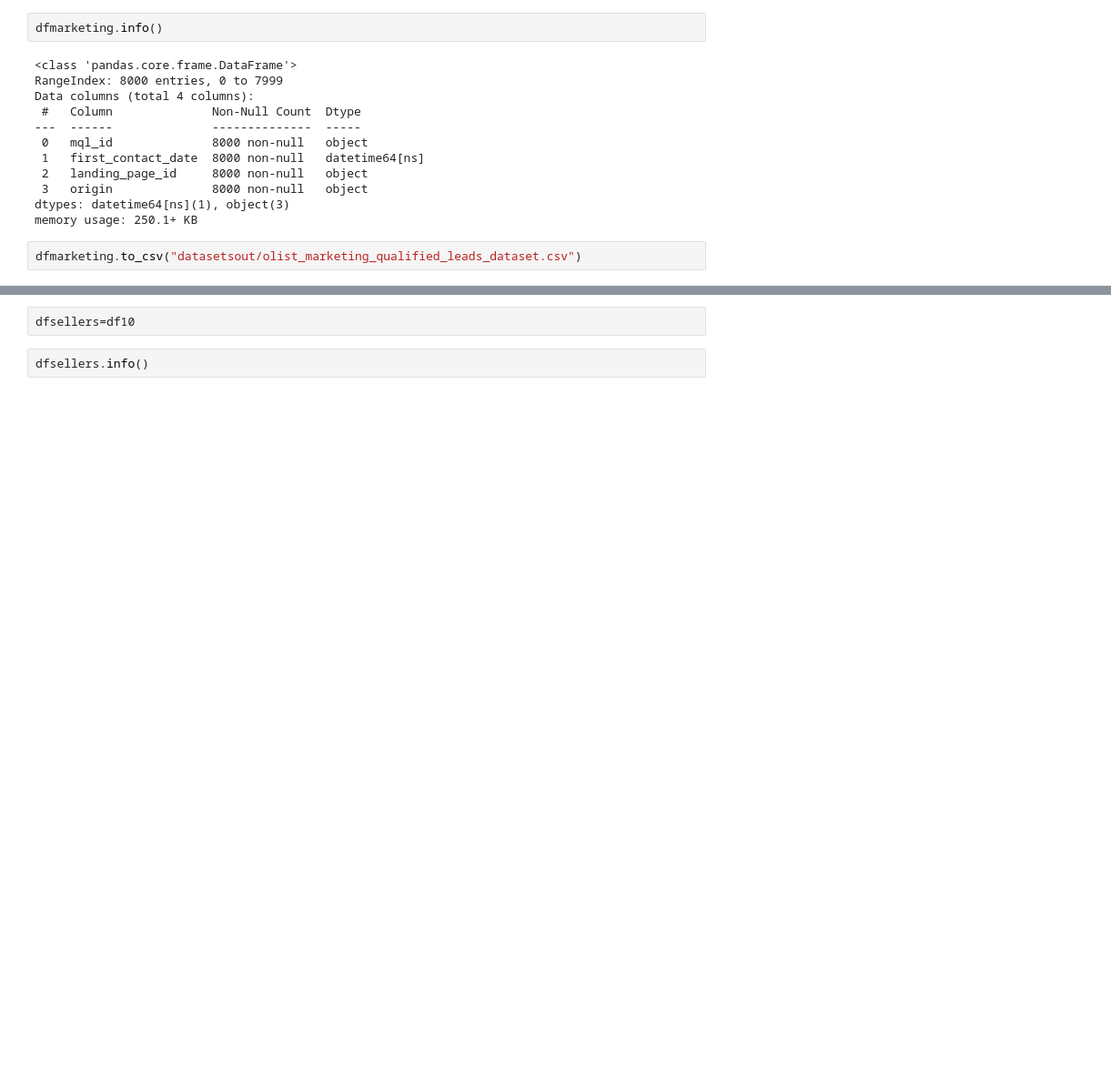
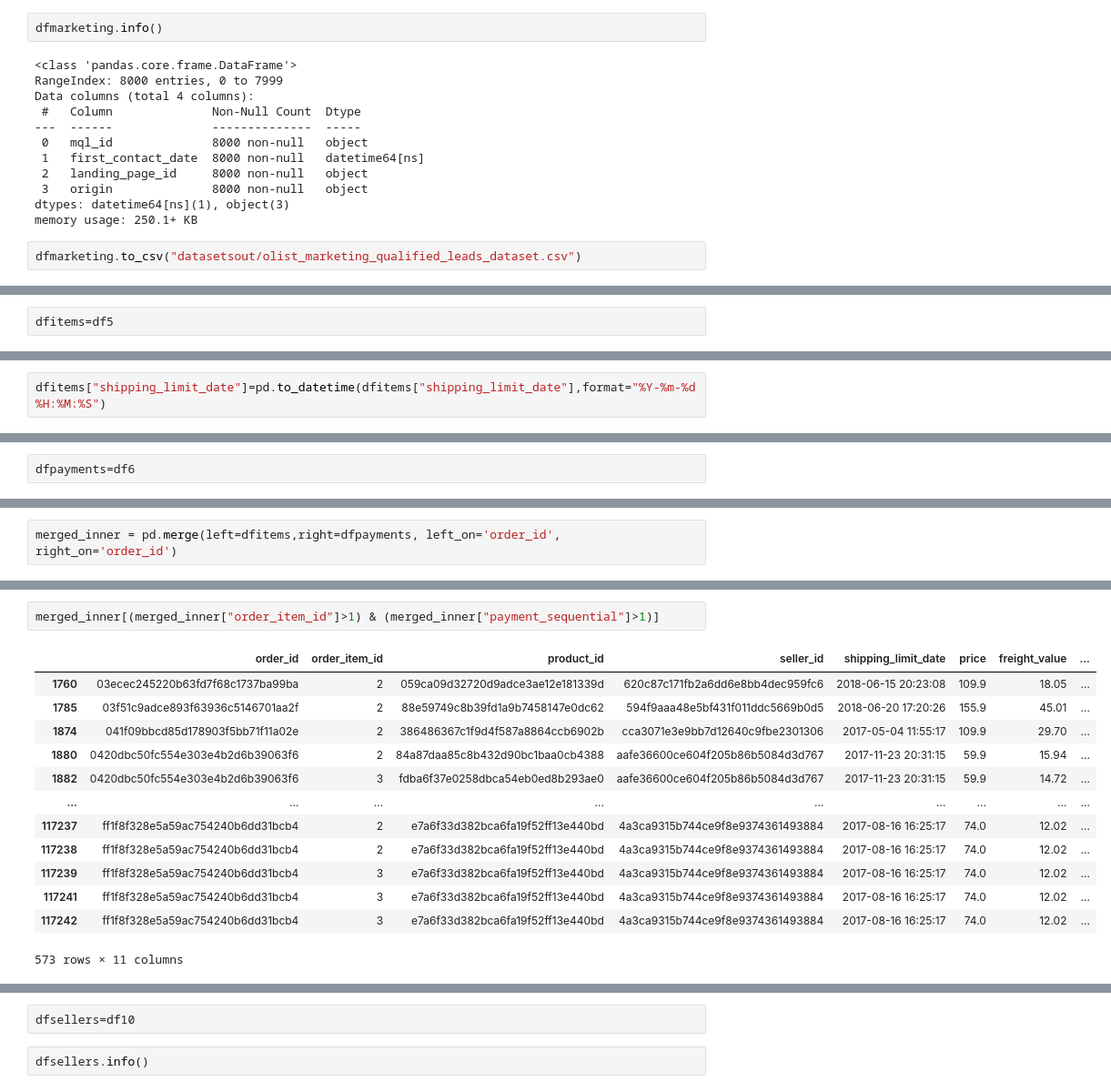
Before and after one commit to MelinaRG/Proyecto-Final-DATA, a Jupyter notebook: ETL.ipynb, the cells around one changed output, grey strips where cells are left out. Shown at 91% size. Cells and saved outputs as stored; diff of their text form; blank space fills up the shorter version.

```diff
--- a/ETL.ipynb
+++ b/ETL.ipynb
@@ -125,0 +160,2 @@ dfmarketing.to_csv("datasetsout/olist_marketing_qualified_leads_dataset.csv")
+# %%
+dfitems=df5
@@ -125,0 +179,2 @@ dfmarketing.to_csv("datasetsout/olist_marketing_qualified_leads_dataset.csv")
+# %%
+dfitems["shipping_limit_date"]=pd.to_datetime(dfitems["shipping_limit_date"],format="%Y-%m-%d %H:%M:%S")
@@ -125,0 +194,2 @@ dfmarketing.to_csv("datasetsout/olist_marketing_qualified_leads_dataset.csv")
+# %%
+dfpayments=df6
@@ -125,0 +211,2 @@ dfmarketing.to_csv("datasetsout/olist_marketing_qualified_leads_dataset.csv")
+# %%
+merged_inner = pd.merge(left=dfitems,right=dfpayments, left_on='order_id', right_on='order_id')
@@ -125,0 +222,16 @@ dfmarketing.to_csv("datasetsout/olist_marketing_qualified_leads_dataset.csv")
+# %%
+merged_inner[(merged_inner["order_item_id"]>1) & (merged_inner["payment_sequential"]>1)]
+# %% [output]
+|  | order_id | order_item_id | product_id | seller_id | shipping_limit_date | price | freight_value | ... |
+| 1760 | 03ecec245220b63fd7f68c1737ba99ba | 2 | 059ca09d32720d9adce3ae12e181339d | 620c87c171fb2a6dd6e8bb4dec959fc6 | 2018-06-15 20:23:08 | 109.9 | 18.05 | ... |
+| 1785 | 03f51c9adce893f63936c5146701aa2f | 2 | 88e59749c8b39fd1a9b7458147e0dc62 | 594f9aaa48e5bf431f011ddc5669b0d5 | 2018-06-20 17:20:26 | 155.9 | 45.01 | ... |
+| 1874 | 041f09bbcd85d178903f5bb71f11a02e | 2 | 386486367c1f9d4f587a8864ccb6902b | cca3071e3e9bb7d12640c9fbe2301306 | 2017-05-04 11:55:17 | 109.9 | 29.70 | ... |
+| 1880 | 0420dbc50fc554e303e4b2d6b39063f6 | 2 | 84a87daa85c8b432d90bc1baa0cb4388 | aafe36600ce604f205b86b5084d3d767 | 2017-11-23 20:31:15 | 59.9 | 15.94 | ... |
+| 1882 | 0420dbc50fc554e303e4b2d6b39063f6 | 3 | fdba6f37e0258dbca54eb0ed8b293ae0 | aafe36600ce604f205b86b5084d3d767 | 2017-11-23 20:31:15 | 59.9 | 14.72 | ... |
+| ... | ... | ... | ... | ... | ... | ... | ... | ... |
+| 117237 | ff1f8f328e5a59ac754240b6dd31bcb4 | 2 | e7a6f33d382bca6fa19f52ff13e440bd | 4a3ca9315b744ce9f8e9374361493884 | 2017-08-16 16:25:17 | 74.0 | 12.02 | ... |
+| 117238 | ff1f8f328e5a59ac754240b6dd31bcb4 | 2 | e7a6f33d382bca6fa19f52ff13e440bd | 4a3ca9315b744ce9f8e9374361493884 | 2017-08-16 16:25:17 | 74.0 | 12.02 | ... |
+| 117239 | ff1f8f328e5a59ac754240b6dd31bcb4 | 3 | e7a6f33d382bca6fa19f52ff13e440bd | 4a3ca9315b744ce9f8e9374361493884 | 2017-08-16 16:25:17 | 74.0 | 12.02 | ... |
+| 117241 | ff1f8f328e5a59ac754240b6dd31bcb4 | 3 | e7a6f33d382bca6fa19f52ff13e440bd | 4a3ca9315b744ce9f8e9374361493884 | 2017-08-16 16:25:17 | 74.0 | 12.02 | ... |
+| 117242 | ff1f8f328e5a59ac754240b6dd31bcb4 | 3 | e7a6f33d382bca6fa19f52ff13e440bd | 4a3ca9315b744ce9f8e9374361493884 | 2017-08-16 16:25:17 | 74.0 | 12.02 | ... |
+573 rows × 11 columns
```
Also changed, not shown: parts of 29 cells of this notebook.
